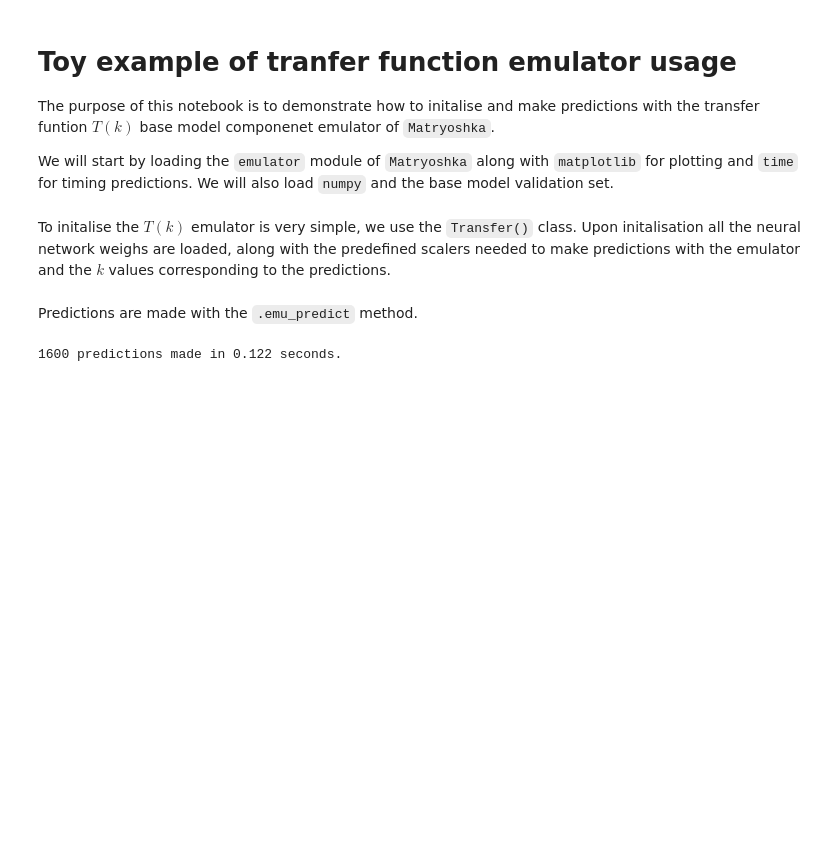
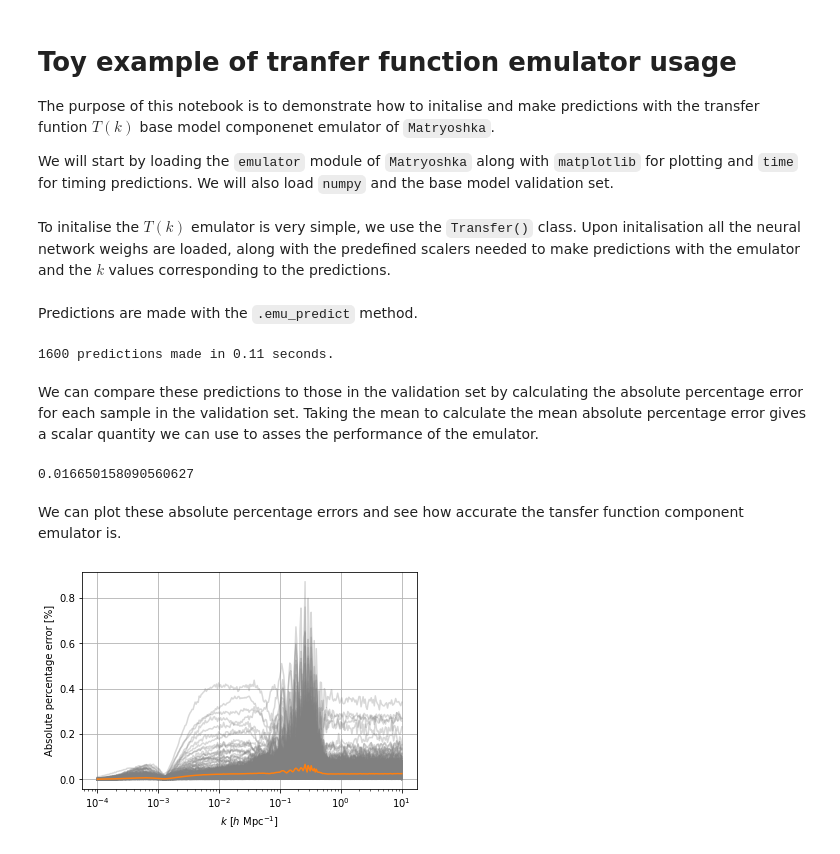
Before and after one commit to JDonaldM/Matryoshka, a Jupyter notebook: example_notebooks/transfer_basic.ipynb, the cells around one changed output. Drawn from its saved outputs; the diff is of its cells as text; code cells hidden in the pictures; blank space fills up the shorter version.

```diff
--- a/example_notebooks/transfer_basic.ipynb
+++ b/example_notebooks/transfer_basic.ipynb
@@ -10,9 +10,9 @@ import matryoshka.emulator as Matry
 import time
 import numpy as np
 
-cache_dir = "<path to cache matryoshka-data directory>"
+cache_dir = "/path/to/Matryoshka/matryoshka-data/"
 valX = np.load(cache_dir+"class_aemulus/val/X_transfer-v3.npy")
-valY = np.load(cache_dir+"class_aemulus/val/X_transfer-v3.npy")
+valY = np.load(cache_dir+"class_aemulus/val/Y_transfer-v3.npy")
 # %% [markdown]
 To initalise the $T(k)$ emulator is very simple, we use the `Transfer()` class. Upon initalisation all the neural network weighs are loaded, along with the predefined scalers needed to make predictions with the emulator and the $k$ values corresponding to the predictions.
 # %%
@@ -21,9 +21,31 @@ TransferEmu = Matry.Transfer()
 Predictions are made with the `.emu_predict` method.
 # %%
 start = time.time()
-EmuPreds = TransferEmu.emu_predict(valX)
+# The variable mean_or_full='mean' means that the ensemble average predictions are returned, rather than
+# predictions from the individual ensemble members
+EmuPreds = TransferEmu.emu_predict(valX, mean_or_full='mean')
 end = time.time()
 
 print("{a} predictions made in {b} seconds.".format(a=valX.shape[0], b=np.round(end-start,3)))
 # %% [output]
-1600 predictions made in 0.122 seconds.
+1600 predictions made in 0.11 seconds.
+# %% [markdown]
+We can compare these predictions to those in the validation set by calculating the absolute percentage error for each sample in the validation set. Taking the mean to calculate the mean absolute percentage error gives a scalar quantity we can use to asses the performance of the emulator.
+# %%
+APE = np.abs(EmuPreds-valY)/valY*100
+print(APE.mean())
+# %% [output]
+0.016650158090560627
+# %% [markdown]
+We can plot these absolute percentage errors and see how accurate the tansfer function component emulator is.
+# %%
+plt.figure()
+plt.grid()
+plt.semilogx(TransferEmu.kbins, APE.T, color='grey', alpha=0.3)
+# We also plot the 1sigma level of the prediction error as a function of the wavenumber k.
+plt.semilogx(TransferEmu.kbins, np.std(APE, axis=0), color='tab:orange')
+plt.xlabel(r"$k \ [h \ \mathrm{Mpc}^{-1}]$")
+plt.ylabel("Absolute percentage error [%]")
+plt.show()
+# %% [output]
+[figure, added]
```
